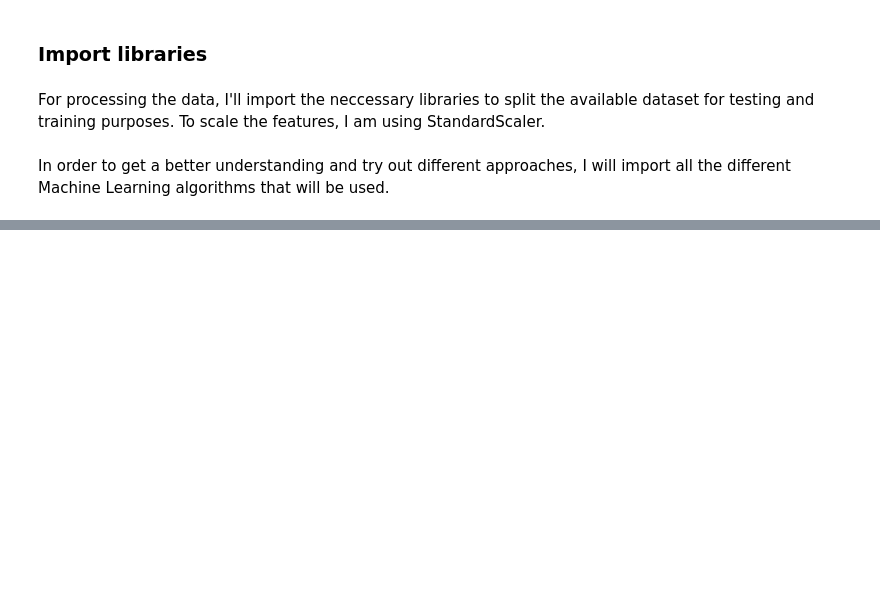
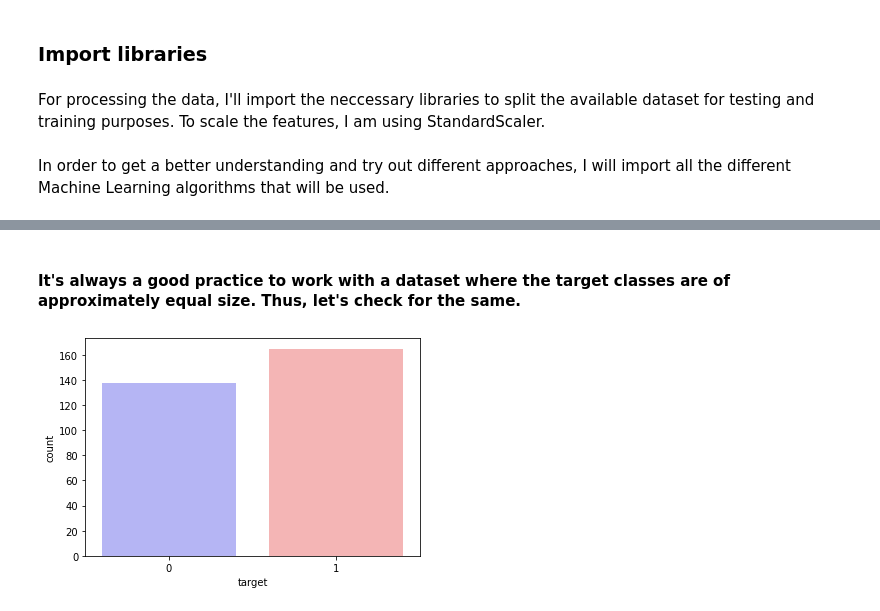
Before and after one commit to AdamHorvath12/Heart-Disease-Prediction, a Jupyter notebook: Heart-Disease-Prediction.ipynb, the cells around one changed output, grey strips where cells are left out. Saved outputs shown, nothing was run; the diff lists cells and outputs as text; code cells hidden in the pictures; blank space fills up the shorter version.

```diff
--- a/Heart-Disease-Prediction.ipynb
+++ b/Heart-Disease-Prediction.ipynb
@@ -27,0 +118,7 @@ from sklearn.ensemble import RandomForestClassifier #Random Forest Classifier
+# %% [markdown]
+#### It's always a good practice to work with a dataset where the target classes are of approximately equal size. Thus, let's check for the same.
+# %%
+sns.countplot(x="target", data=df, palette="bwr")
+plt.show()
+# %% [output]
+[figure, added]
```
Also changed, not shown: parts of 37 cells of this notebook, 1 other file.
